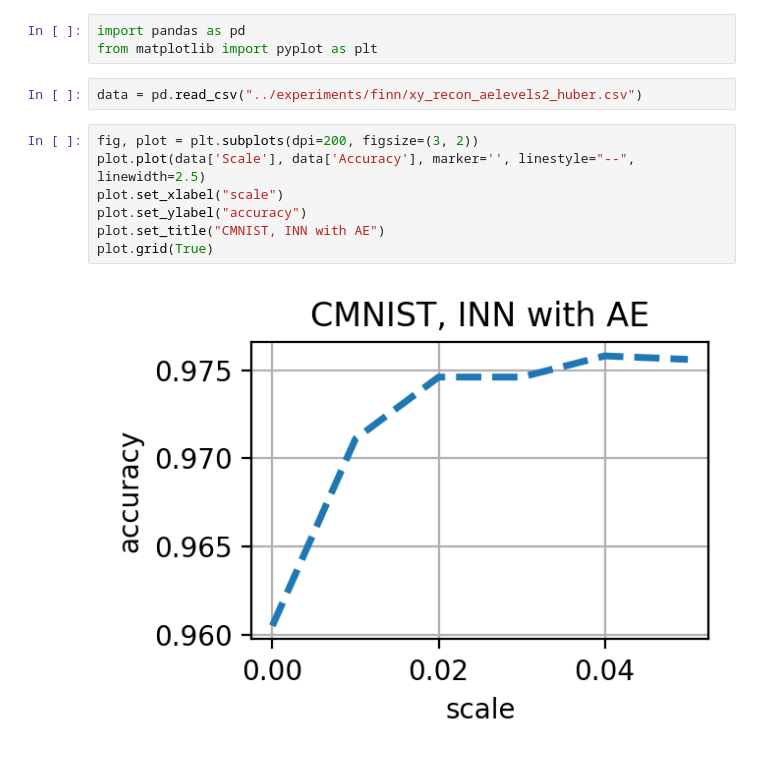
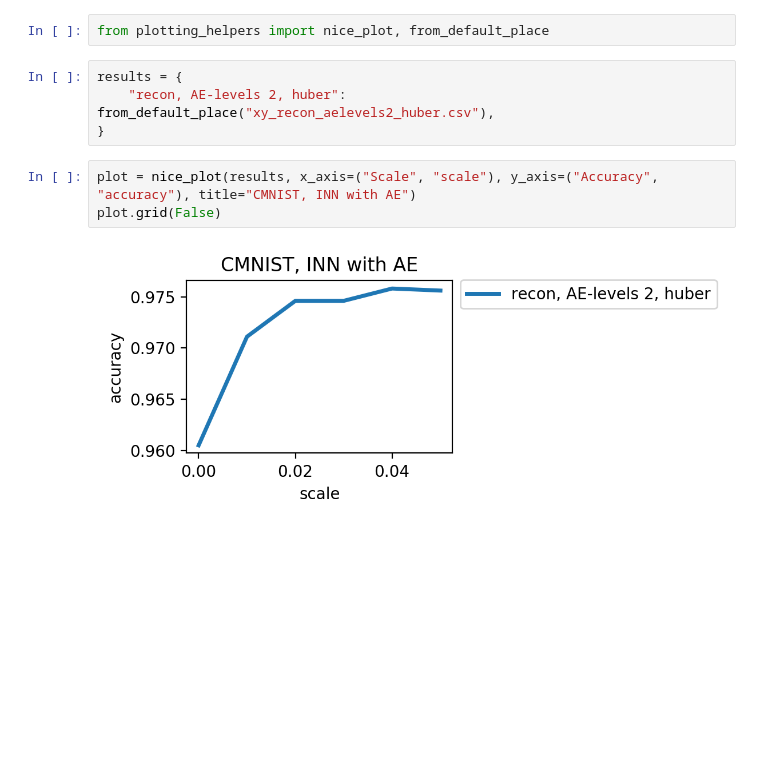
Before and after one commit to wearepal/nifr, a Jupyter notebook: notebooks/plots_cmnist.ipynb, the cells around one changed output. Saved outputs shown, nothing was run; the diff lists cells and outputs as text; blank space fills up the shorter version.

```diff
--- a/notebooks/plots_cmnist.ipynb
+++ b/notebooks/plots_cmnist.ipynb
@@ -1,14 +1,11 @@
-# %%
-import pandas as pd
-from matplotlib import pyplot as plt
-# %%
-data = pd.read_csv("../experiments/finn/xy_recon_aelevels2_huber.csv")
-# %%
-fig, plot = plt.subplots(dpi=200, figsize=(3, 2))
-plot.plot(data['Scale'], data['Accuracy'], marker='', linestyle="--", linewidth=2.5)
-plot.set_xlabel("scale")
-plot.set_ylabel("accuracy")
-plot.set_title("CMNIST, INN with AE")
-plot.grid(True)
-# %% [output]
-[figure, removed]
+# %%
+from plotting_helpers import nice_plot, from_default_place
+# %%
+results = {
+    "recon, AE-levels 2, huber": from_default_place("xy_recon_aelevels2_huber.csv"),
+}
+# %%
+plot = nice_plot(results, x_axis=("Scale", "scale"), y_axis=("Accuracy", "accuracy"), title="CMNIST, INN with AE")
+plot.grid(False)
+# %% [output]
+[figure, added]
```
Also changed, not shown: 4 other files.
